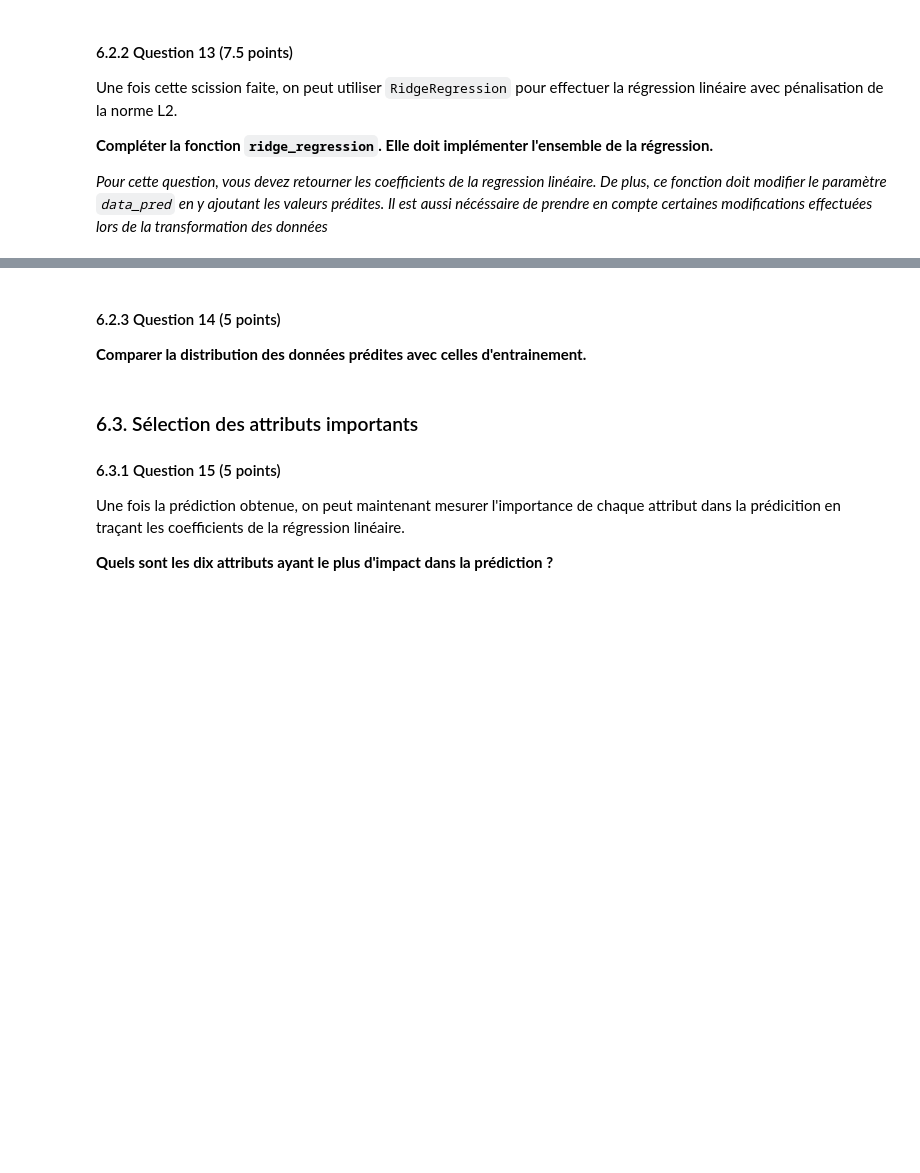
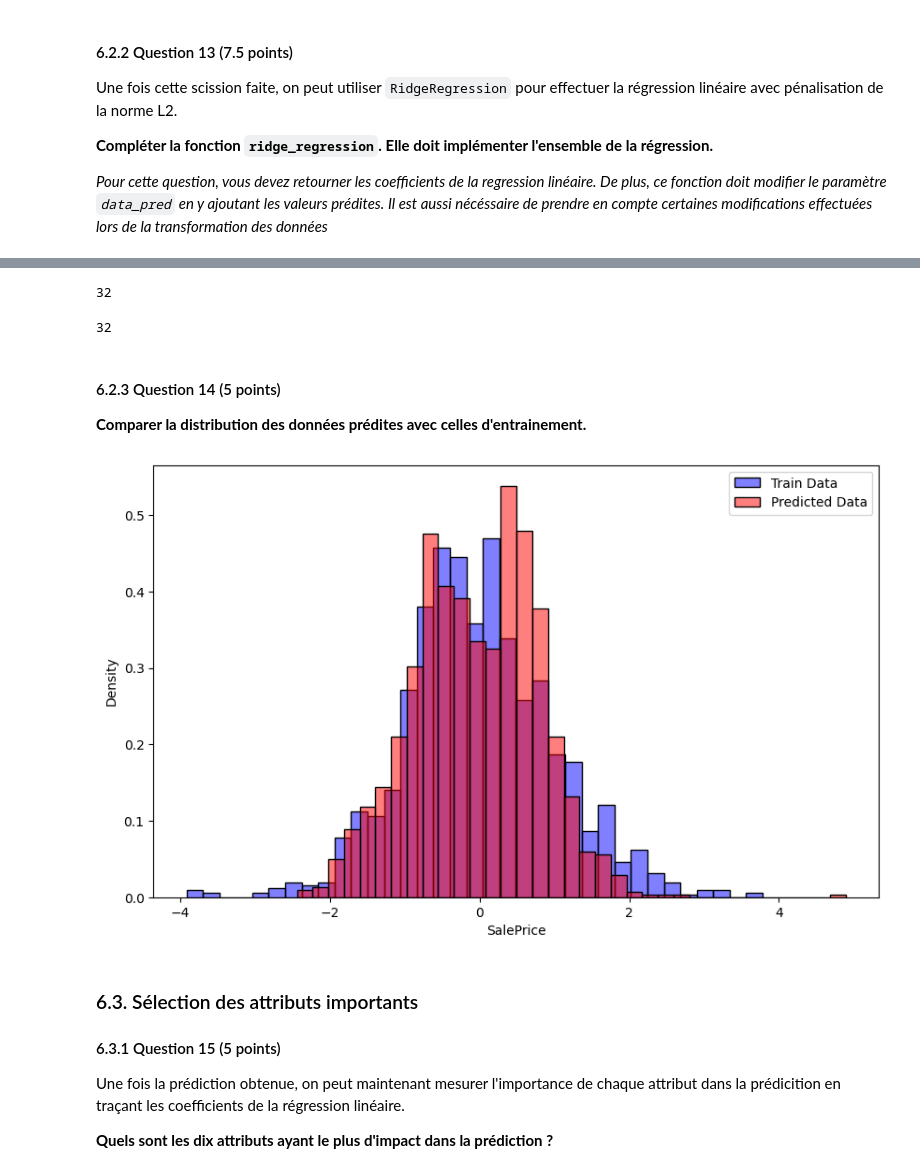
Before and after one commit to WillMart91/DataScience, a Jupyter notebook: TP1-20240906/TP1_Fournier_Martin.ipynb, the cells around one changed output, grey strips where cells are left out. Cells and saved outputs as stored; diff of their text form; code cells hidden in the pictures; blank space fills up the shorter version.

```diff
--- a/TP1-20240906/TP1_Fournier_Martin.ipynb
+++ b/TP1-20240906/TP1_Fournier_Martin.ipynb
@@ -407,7 +450,7 @@ sigma_sale_price = df["SalePrice"].std()
 # %%
-from sklearn.preprocessing import StandardScaler
+from sklearn.preprocessing import MinMaxScaler
 
-def normalize(dataset):
+def normalize_minmax(dataset):
     """
     Normalise les données du dataset.
 
@@ -415,13 +458,13 @@ def normalize(dataset):
     :return:
       dataset traitée
     """
-    numeric_columns = ['MSSubClass', 'LotArea', 'OverallCond', 'YearBuilt',
-                       'YearRemodAdd', 'BsmtFinSF2', 'TotalBsmtSF', 'SalePrice']
+    numeric_columns = dataset.select_dtypes(include=[np.number]).columns
 
-    scaler = StandardScaler()
+    scaler = MinMaxScaler()
 
     dataset[numeric_columns] = scaler.fit_transform(dataset[numeric_columns])
 
+
     return dataset
 # %%
 df = normalize(df)
@@ -482,13 +525,21 @@ On peut alors choisir de supprimer les attributs qui sont fortement corrélées
 #TODO
 corr_matrix = df.corr()
 threshold = 0.7
+to_drop = set()
 
-to_drop = set()
 for i in range(len(corr_matrix.columns)):
     for j in range(i):
         if abs(corr_matrix.iloc[i, j]) > threshold:
-            colname = corr_matrix.columns[i]
-            to_drop.add(colname)
+            colname_i = corr_matrix.columns[i]
+            colname_j = corr_matrix.columns[j]
+
+            print(f"{colname_i} has a correlation of {corr_matrix.loc[colname_i, 'SalePrice']} with SalePrice")
+            print(f"{colname_j} has a correlation of {corr_matrix.loc[colname_j, 'SalePrice']} with SalePrice")
+
+            if abs(corr_matrix.loc[colname_i, 'SalePrice']) > abs(corr_matrix.loc[colname_j, 'SalePrice']):
+                to_drop.add(colname_j)
+            else:
+                to_drop.add(colname_i)
 
 print(to_drop)
 
@@ -523,3 +576,14 @@ data_pred = {"x": pass, "df": pass}
+# %%
+df_train = df.dropna(subset=['SalePrice'])
+df_pred = df[df['SalePrice'].isnull()]
+
+X_train = df_train.drop(columns=['SalePrice'])
+y_train = df_train['SalePrice']
+
+X_pred = df_pred.drop(columns=['SalePrice'])
+
+data_train = {"x": X_train, "y": y_train, "df": df_train}
+data_pred = {"x": X_pred, "df": df_pred}
 # %% [markdown]
 #### 6.2.2 Question 13 (7.5 points)
 
@@ -546,3 +627,11 @@ def ridge_regression(data_train, data_pred):
+# %%
+len(reg)
+# %% [output]
+32
+# %%
+len(data_train["x"].columns)
+# %% [output]
+32
 # %% [markdown]
 #### 6.2.3 Question 14 (5 points)
 
@@ -552,3 +639,14 @@ def ridge_regression(data_train, data_pred):
+# %%
+#TODO
+
+pylt.figure(figsize=(10, 6))
+sns.histplot(data_train['y'], color='blue', stat='density', label='Train Data', alpha=0.5)
+sns.histplot(data_pred['y'], color='red', stat='density', label='Predicted Data', alpha=0.5)
+
+pylt.legend()
+pylt.show()
+# %% [output]
+[figure, added]
 # %% [markdown]
 ### 6.3. Sélection des attributs importants
 #### 6.3.1 Question 15 (5 points)
```
Also changed, not shown: parts of 20 cells of this notebook, 1 other file.
